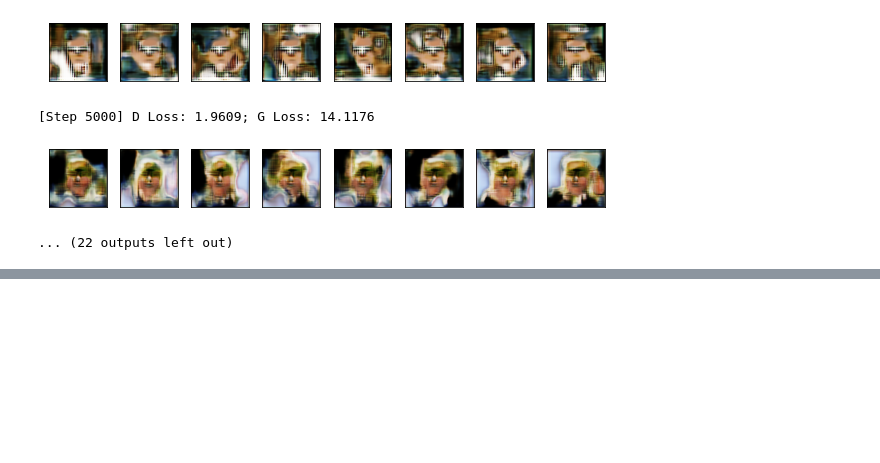
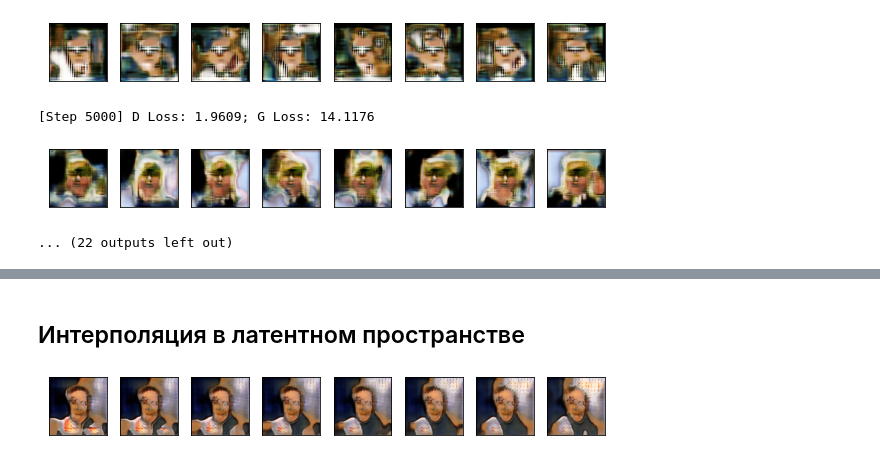
Before and after one commit to panzershracker/Deep-learning-in-comp.-vision, a Jupyter notebook: HW_8.ipynb, the cells around one changed output, grey strips where cells are left out. Saved outputs shown, nothing was run; the diff lists cells and outputs as text; code cells hidden in the pictures; blank space fills up the shorter version.

```diff
--- a/HW_8.ipynb
+++ b/HW_8.ipynb
@@ -189,0 +198,10 @@ for step, (_, true_images) in enumerate(train_ds):
+# %% [markdown]
+## Интерполяция в латентном пространстве
+# %%
+noise_1 = np.random.normal(0, 1, (INPUT_DIM)).astype(np.float32)
+noise_2 = np.random.normal(0, 1, (INPUT_DIM)).astype(np.float32)
+noise = np.linspace(noise_1, noise_2, 8)
+syntetic_images = generator.predict(noise)
+plot_samples(syntetic_images)
+# %% [output]
+[figure, added]
```
Also changed, not shown: parts of 2 cells of this notebook.
